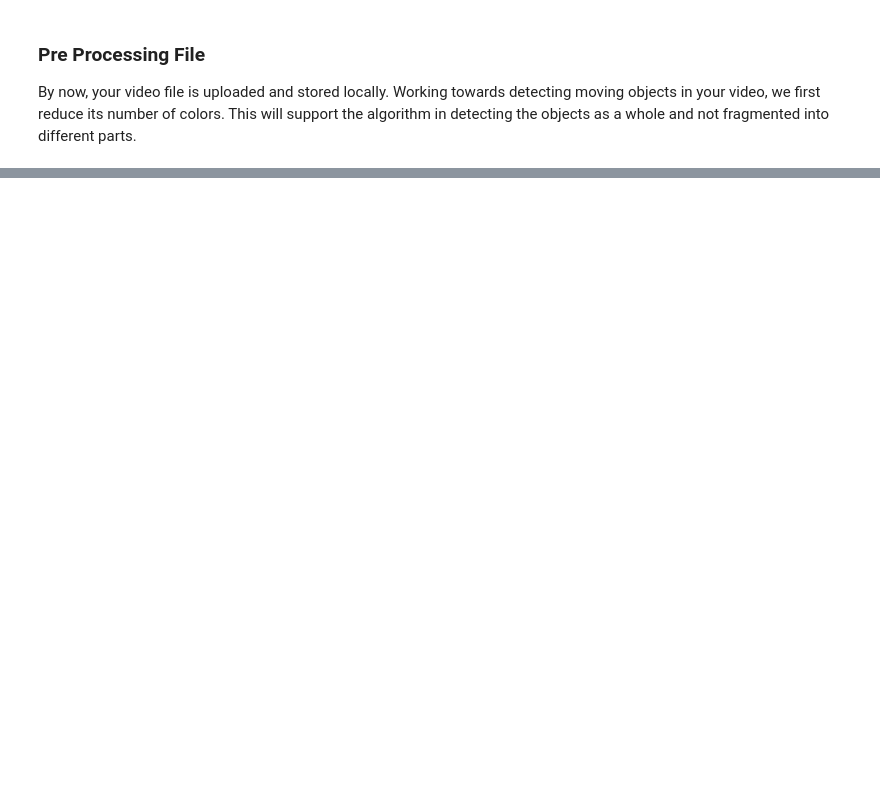
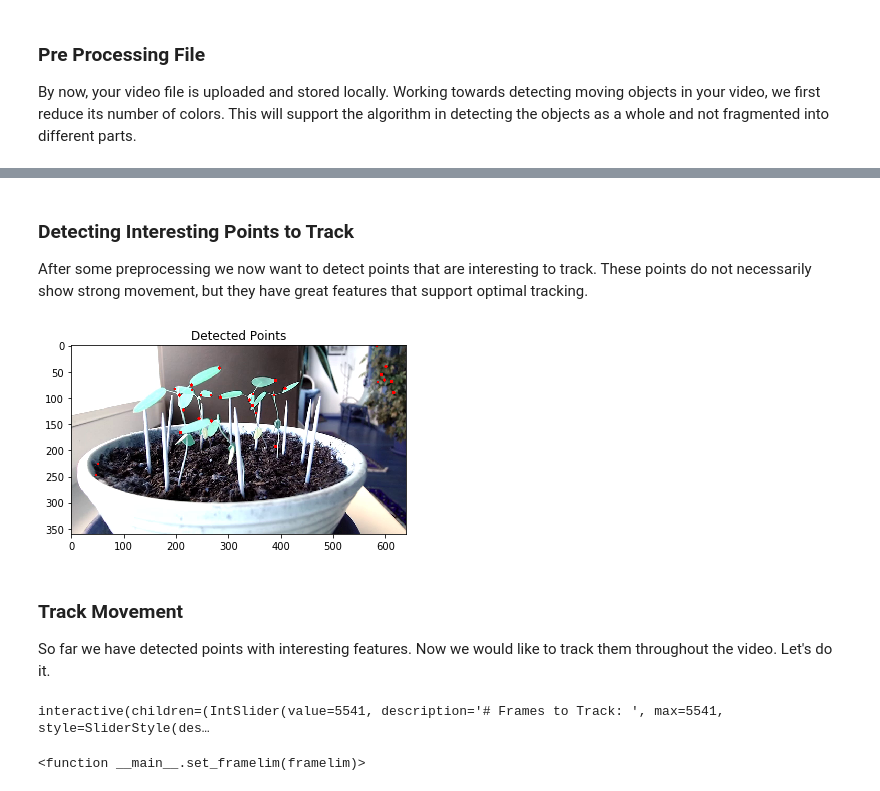
Before and after one commit to StrgFJojo/PlantAnalysisBinder, a Jupyter notebook: PlantAnalysis_Interactive.ipynb, the cells around one changed output, grey strips where cells are left out. Cells and saved outputs as stored; diff of their text form; code cells hidden in the pictures; blank space fills up the shorter version.

Commit message:
Update PlantAnalysis_Interactive.ipynb
movement tracking and feature extraction in an interactive notebook

```diff
--- a/PlantAnalysis_Interactive.ipynb
+++ b/PlantAnalysis_Interactive.ipynb
@@ -80,0 +164,73 @@ NameError: name 'cap' is not defined
+# %% [markdown]
+### Detecting Interesting Points to Track
+After some preprocessing we now want to detect points that are interesting to track. These points do not necessarily show strong movement, but they have great features that support optimal tracking.
+# %%
+# nbi:hide_in
+
+first_frame3 = first_frame.copy()
+
+# Params for ShiTomasi corner detection
+feature_params = dict( maxCorners = 1000,
+                       qualityLevel = 0.05,
+                       minDistance =7,
+                       blockSize = 8 )
+
+# Params for Lucas Kanade optical flow
+lk_params = dict( winSize  = (15,15),
+                  maxLevel = 2,
+                  criteria = (cv2.TERM_CRITERIA_EPS | cv2.TERM_CRITERIA_COUNT, 10, 0.03))
+
+# Create colors to mark detected points
+color = np.random.randint(0,255,(1000,3))
+
+# Convert colors to grayscale
+old_gray = cv2.cvtColor(first_frame, cv2.COLOR_BGR2GRAY)
+
+# Find corners in first frame and store in array
+p0 = cv2.goodFeaturesToTrack(old_gray,mask = greenmask, **feature_params)
+numPoints = len(p0)
+numFrames = int(cap.get(cv2.CAP_PROP_FRAME_COUNT))
+
+# Cell splitted here to avoid data loss when refreshing first frame
+
+# Create arrays to store movement values
+x =  np.ndarray([])
+y =  np.ndarray([])
+
+# Create arrays to store current movement values
+x_first = []
+y_first = []
+
+for i in p0:
+    x_val,y_val = i.ravel()
+    x_first = np.append(x_first, x_val)
+    y_first = np.append(y_first, y_val)
+
+
+# Create a mask image to draw points and movement on
+mask = np.zeros_like(first_frame)
+
+# Plot detected points
+for i in p0:
+    x,y = i.ravel()
+    cv2.circle(first_frame3,(x,y),3,255,-1)
+plt.title('Detected Points')
+plt.imshow(first_frame3)
+plt.show()
+# %% [output]
+[figure, added]
+# %% [markdown]
+### Track Movement
+So far we have detected points with interesting features. Now we would like to track them throughout the video. Let's do it.
+# %%
+# nbi:hide_in
+global framelimit
+def set_framelim(framelim):
+    trackmovement(framelim)
+
+style = {'description_width': 'initial'}
+slider = widgets.IntSlider(min=0, max=numFrames, step=1, value=numFrames, description="# Frames to Track: ", style=style)
+widgets.interact(set_framelim, framelim = slider)
+# %% [output]
+interactive(children=(IntSlider(value=5541, description='# Frames to Track: ', max=5541, style=SliderStyle(des…
+<function __main__.set_framelim(framelim)>
```
Also changed, not shown: parts of 16 cells of this notebook.
